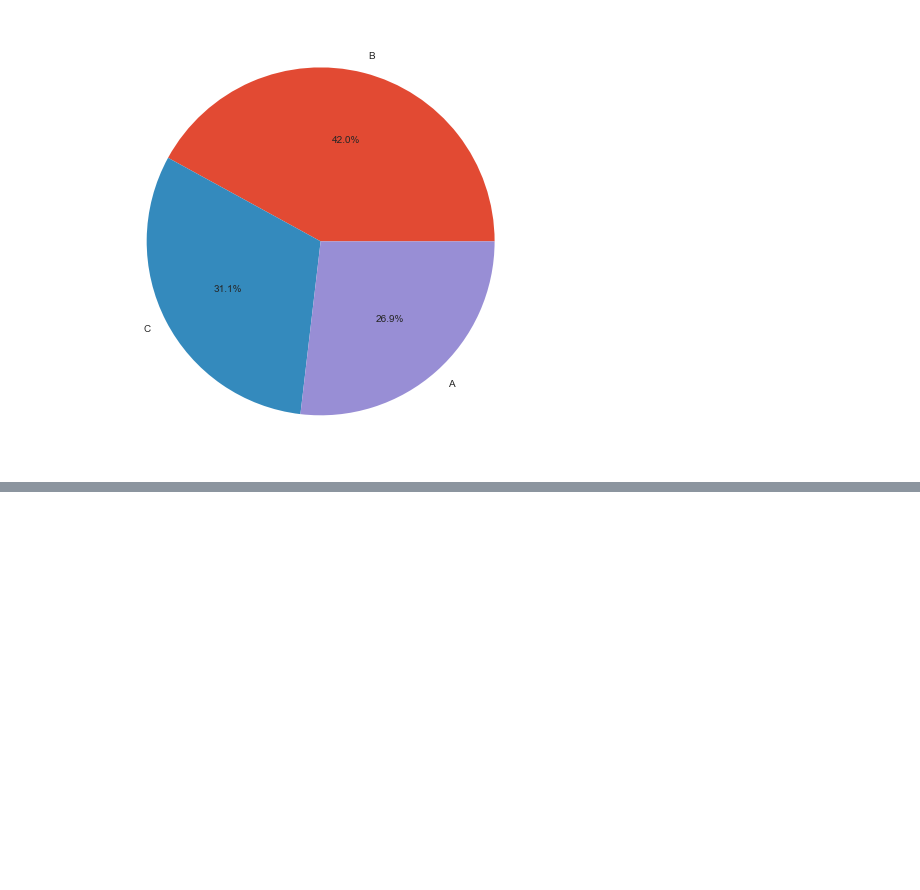
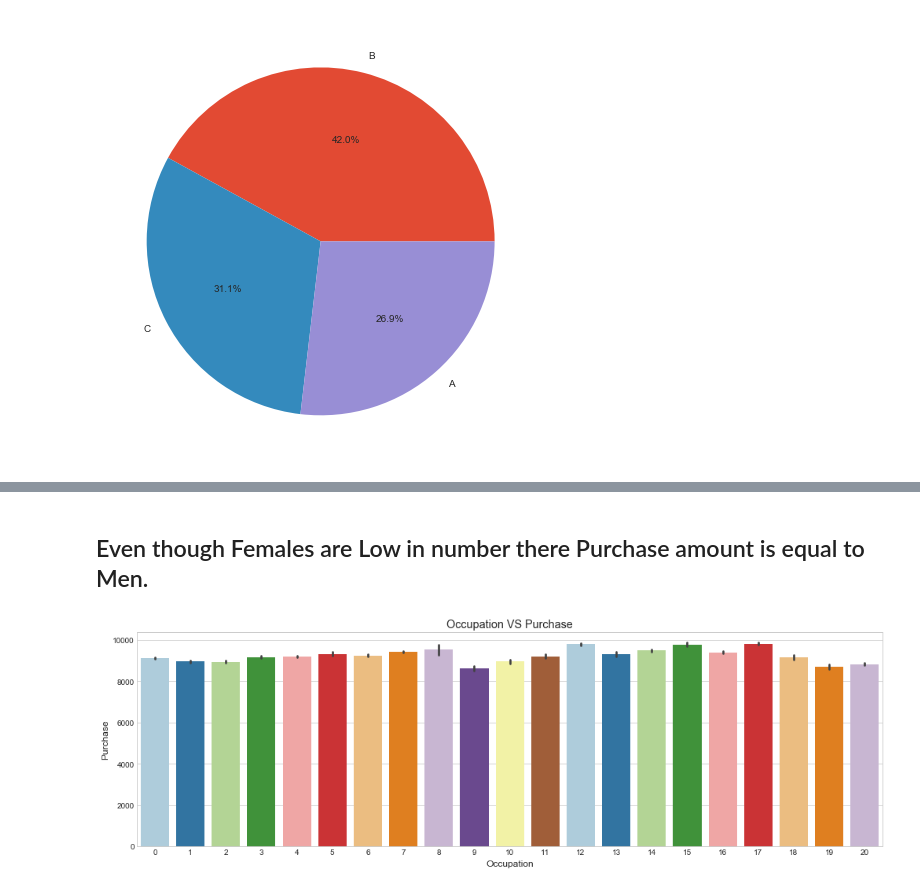
Before and after one commit to vishuvardhan16/Black-Friday-Sales-Prediction, a Jupyter notebook: Black Friday Sales Prediction.ipynb, the cells around one changed output, grey strips where cells are left out. Drawn from its saved outputs; the diff is of its cells as text; code cells hidden in the pictures; blank space fills up the shorter version.

```diff
--- a/Black Friday Sales Prediction.ipynb
+++ b/Black Friday Sales Prediction.ipynb
@@ -175,0 +205,10 @@ plt.show()
+# %% [markdown]
+## Even though Females are Low in number there Purchase amount is equal to Men.
+# %%
+plt.figure(figsize=(17,5))
+#sns.boxplot(train.Occupation,train.Purchase,palette = 'Paired')
+sns.barplot(train.Occupation,train.Purchase,palette = 'Paired')
+plt.title('Occupation VS Purchase')
+plt.show()
+# %% [output]
+[figure, added]
```
Also changed, not shown: parts of 73 cells of this notebook, 1 other file.
